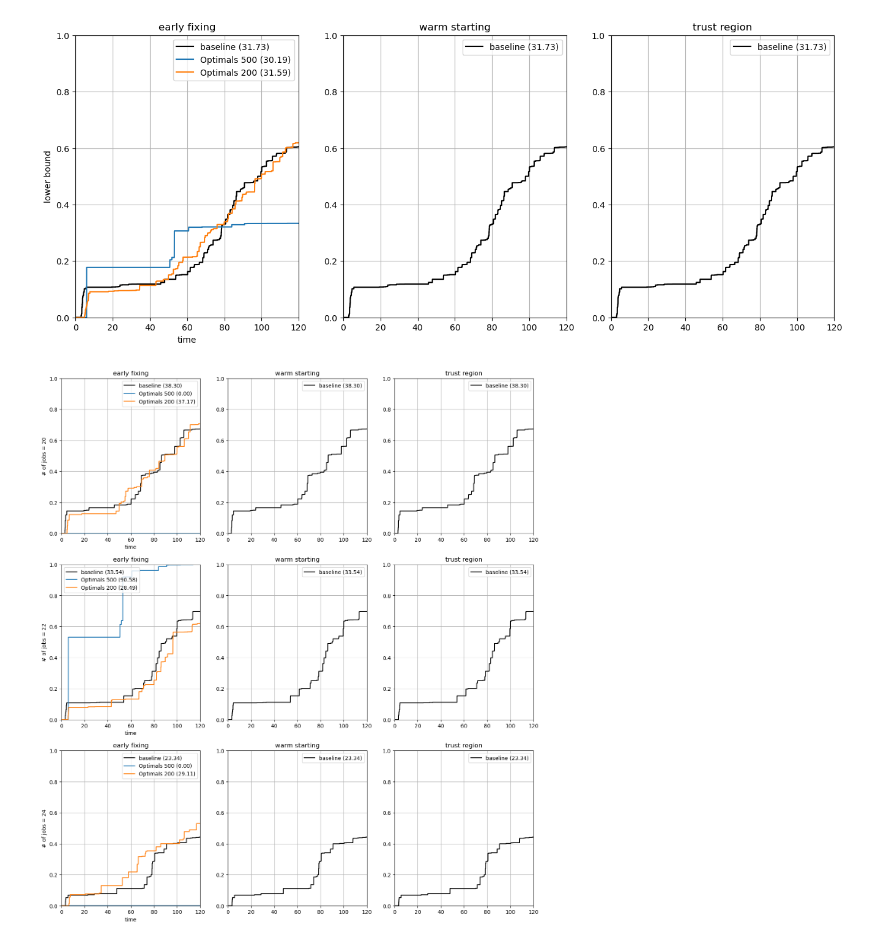
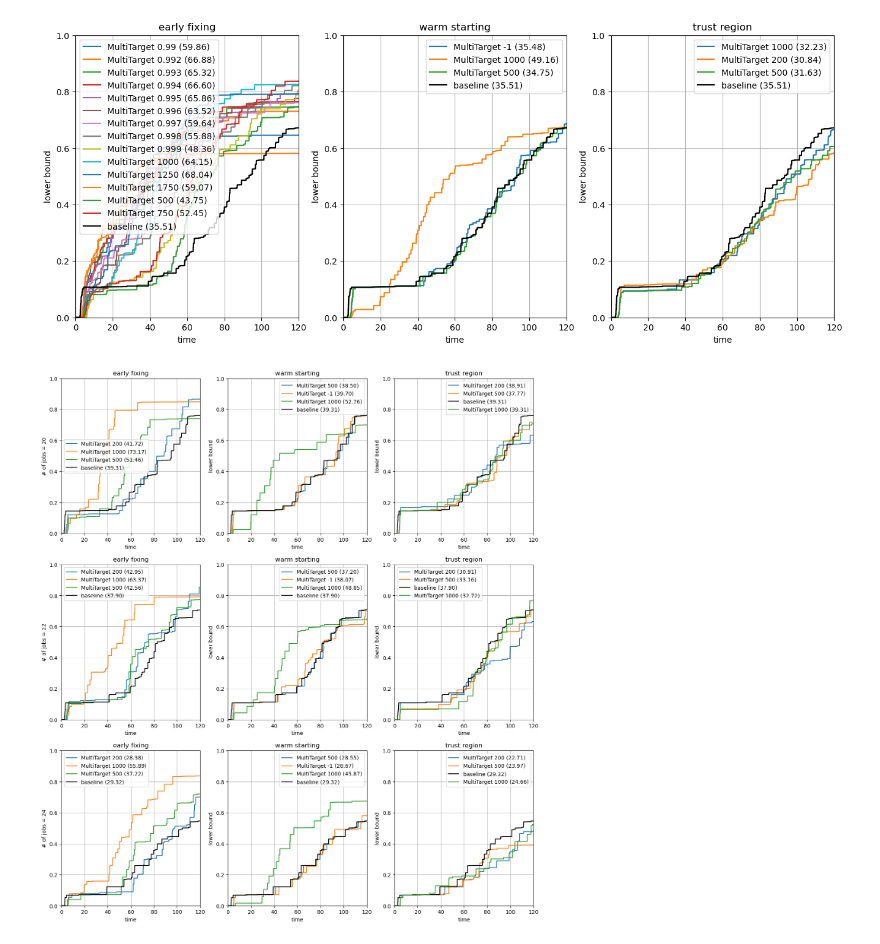
Before and after one commit to gos-ufsc/sat-gnn, a Jupyter notebook: notebooks/5.1-bmp-heuristics-evaluation.ipynb, the cells around one changed output. Cells and saved outputs as stored; diff of their text form; code cells hidden in the pictures.

```diff
--- a/notebooks/5.1-bmp-heuristics-evaluation.ipynb
+++ b/notebooks/5.1-bmp-heuristics-evaluation.ipynb
@@ -21,11 +21,11 @@ results_dir = Path('../data/results/')
 opts_dir = Path('../data/interim/')
 
 T = 125
-net_id = 'gbmooeqh'
+net_id = 'xae9giql'
 all_shortnames = {'_'.join(fp.name.split('_')[:3]) for fp in results_dir.glob(f'{net_id}_*_{T}_*.json')}
 all_shortnames.add('baseline_bs_0')
 all_shortnames
-for shortname in all_shortnames:
+for shortname in sorted(all_shortnames):
     print(shortname)
     print(len(list(results_dir.glob(shortname+f'_{T}_2*.json'))))
 # %% [output]
@@ -45,4 +56,10 @@ model_name
 # %%
+def get_first_feasible(curve):
+    try:
+        return np.where(curve > 0)[0][0] / 1000
+    except IndexError:
+        return np.nan
+
 def load_all_results(shortname: str):
     results = list()
     for result_fpath in results_dir.glob(shortname+f'_{T}_2*.json'):
@@ -66,6 +83,9 @@ def load_all_results(shortname: str):
     df['primal_curve'] = df['primal_curve'].apply(normalize_curve)
     df['primal_curve'] = df['primal_curve'] / df['opt_obj']
 
+    df['time_to_feasible'] = df['primal_curve'].map(get_first_feasible)
+    df['time_to_feasible'][df['infeasible']] = 120
+
     return df
 
 dfs = {shortname.replace(net_id, model_name): load_all_results(shortname) for shortname in all_shortnames}
@@ -97,10 +139,11 @@ baseline_bs_0      0.350000
 Name: infeasibility rate, dtype: float64
 # %%
 rel_objs = list()
-sns = list()
-for sn, df in dfs.items():
+sns = dfs.keys()
+sns = sorted(sns)
+for sn in sns:
+    df = dfs[sn]
     rel_objs.append((df['objective'] / df['opt_obj']).values)
-    sns.append(sn)
     # (df['objective'] / df['opt_obj']).plot.box(showmeans=True)
 plt.boxplot(rel_objs, labels=sns, vert=False, showmeans=True)
 # plt.xlim(0.8,1)
@@ -111,0 +155,11 @@ plt.show()
+# %%
+ttfs = list()
+for sn in sns:
+    df = dfs[sn]
+    ttfs.append(df['time_to_feasible'].values)
+    # (df['objective'] / df['opt_obj']).plot.box(showmeans=True)
+plt.boxplot(ttfs, labels=sns, vert=False, showmeans=True)
+# plt.xlim(0.8,1)
+plt.xlabel('Time to first feasible solution')
+plt.grid()
+plt.show()
@@ -120,35 +179,36 @@ fig.set_size_inches(16,6)
 axs[0].set_title('early fixing')
 axs[1].set_title('warm starting')
 axs[2].set_title('trust region')
 
-for sn, df in dfs.items():
+for sn in sns:
+    df = dfs[sn]
     dt = 1e-3
     curve = df['primal_curve'].mean()
     auc = np.sum(curve * dt)
     x = np.arange(len(curve)) * dt
     if 'ef' in sn:
         ax = axs[0]
     elif 'ws' in sn:
         ax = axs[1]
     elif 'tr' in sn:
         ax = axs[2]
     else:
         for ax in axs:
             ax.plot(x, curve, color='black', label=f"baseline ({auc:.2f})")
         continue
     ax.plot(x, curve, label=sn.split('_')[0]+' '+sn.split('_')[2]+f" ({auc:.2f})")
     ax.set_ylabel('lower bound')
     ax.set_xlabel('time')
 # plt.plot(df[~df['infeasible']]['primal_curve'].mean())
 
 for ax in axs:
     ax.set_xlim(0,120)
     ax.set_ylim(0,1)
     ax.legend()
     ax.grid()
 plt.show()
 # %% [output]
-[figure, old version]
+[figure, new version]
 # %%
 # TODO: baseline is different for every method, as it should take on account the
 # feasibility
@@ -199,4 +259,4 @@ for i, s in enumerate(sizes):
     axs[0].set_ylabel(f'# of jobs = {s}')
 plt.show()
 # %% [output]
-[figure, old version]
+[figure, new version]
```
Also changed, not shown: parts of 8 cells of this notebook.
